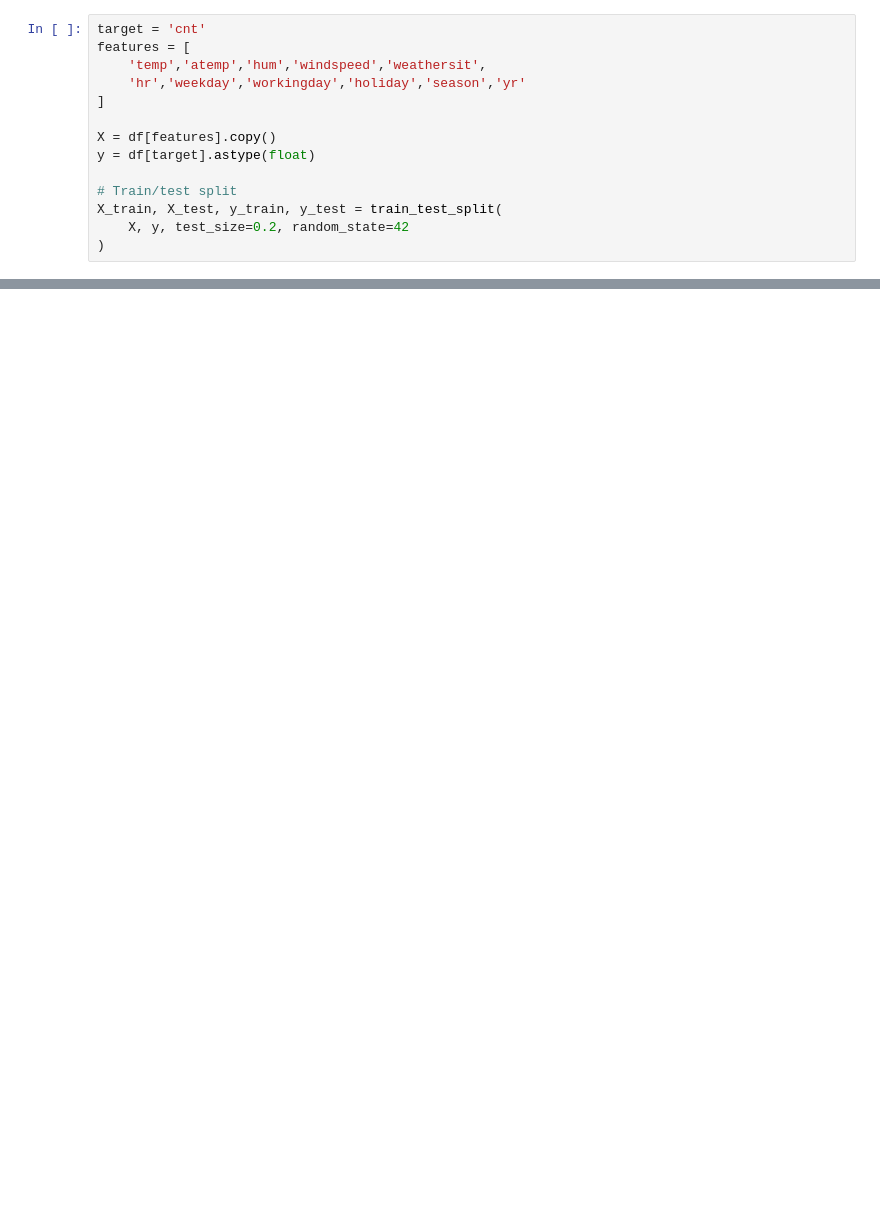
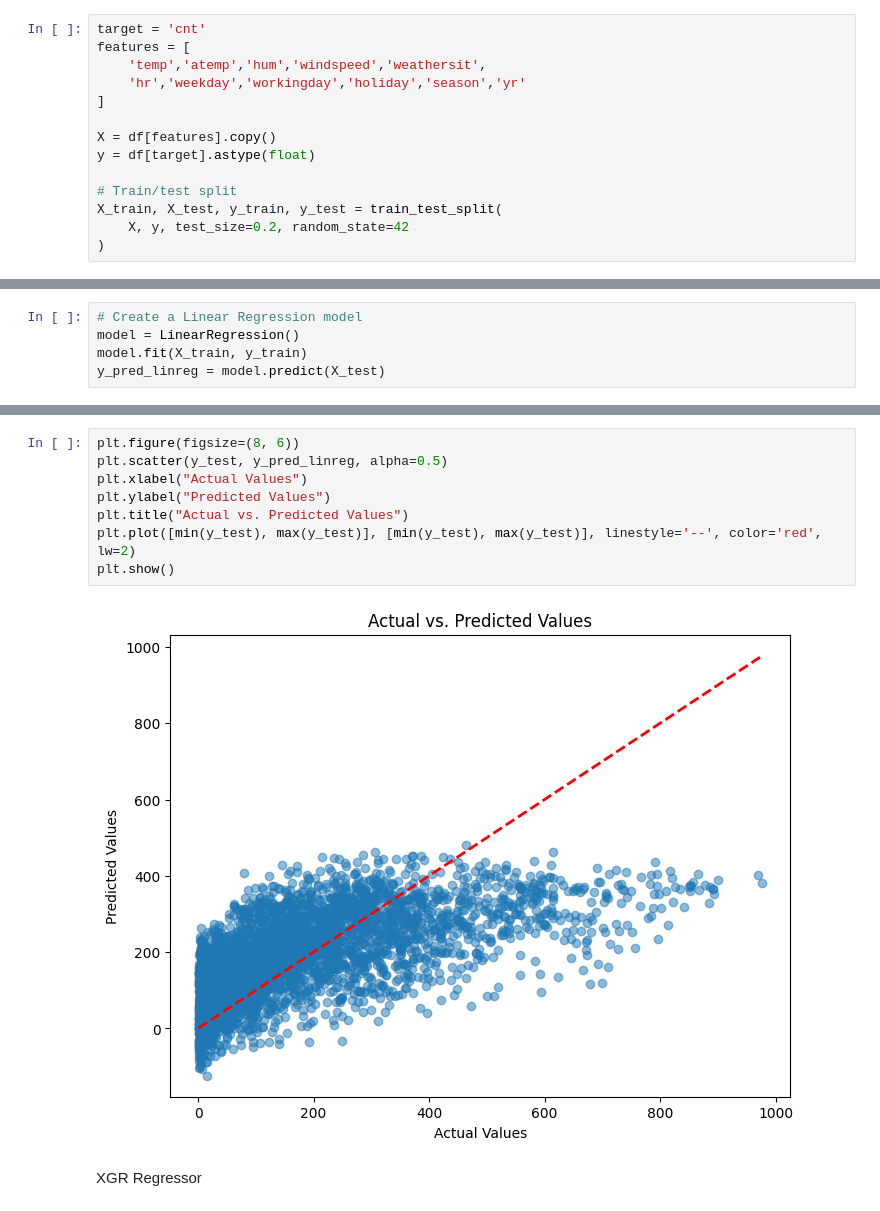
Before and after one commit to Jojo18-20/AI_course_submission, a Jupyter notebook: Exercice2_Johanna_Schaefer_submission.ipynb, the cells around one changed output, grey strips where cells are left out. Saved outputs shown, nothing was run; the diff lists cells and outputs as text; blank space fills up the shorter version.

```diff
--- a/Exercice2_Johanna_Schaefer_submission.ipynb
+++ b/Exercice2_Johanna_Schaefer_submission.ipynb
@@ -27,0 +175,5 @@ X_train, X_test, y_train, y_test = train_test_split(
+# %%
+# Create a Linear Regression model
+model = LinearRegression()
+model.fit(X_train, y_train)
+y_pred_linreg = model.predict(X_test)
@@ -27,0 +191,12 @@ X_train, X_test, y_train, y_test = train_test_split(
+# %%
+plt.figure(figsize=(8, 6))
+plt.scatter(y_test, y_pred_linreg, alpha=0.5)
+plt.xlabel("Actual Values")
+plt.ylabel("Predicted Values")
+plt.title("Actual vs. Predicted Values")
+plt.plot([min(y_test), max(y_test)], [min(y_test), max(y_test)], linestyle='--', color='red', lw=2)
+plt.show()
+# %% [output]
+[figure, added]
+# %% [markdown]
+XGR Regressor
```
Also changed, not shown: parts of 27 cells of this notebook.
